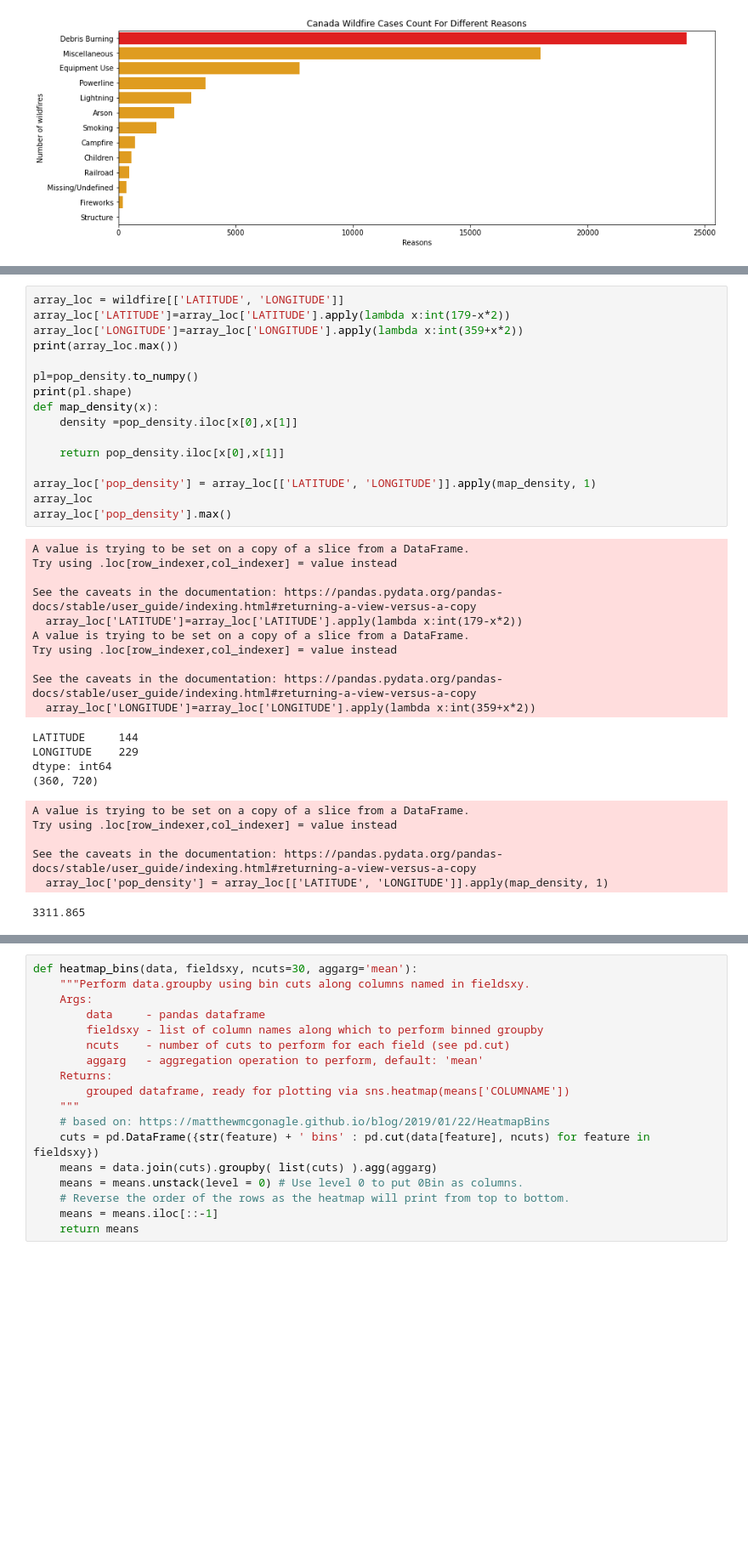
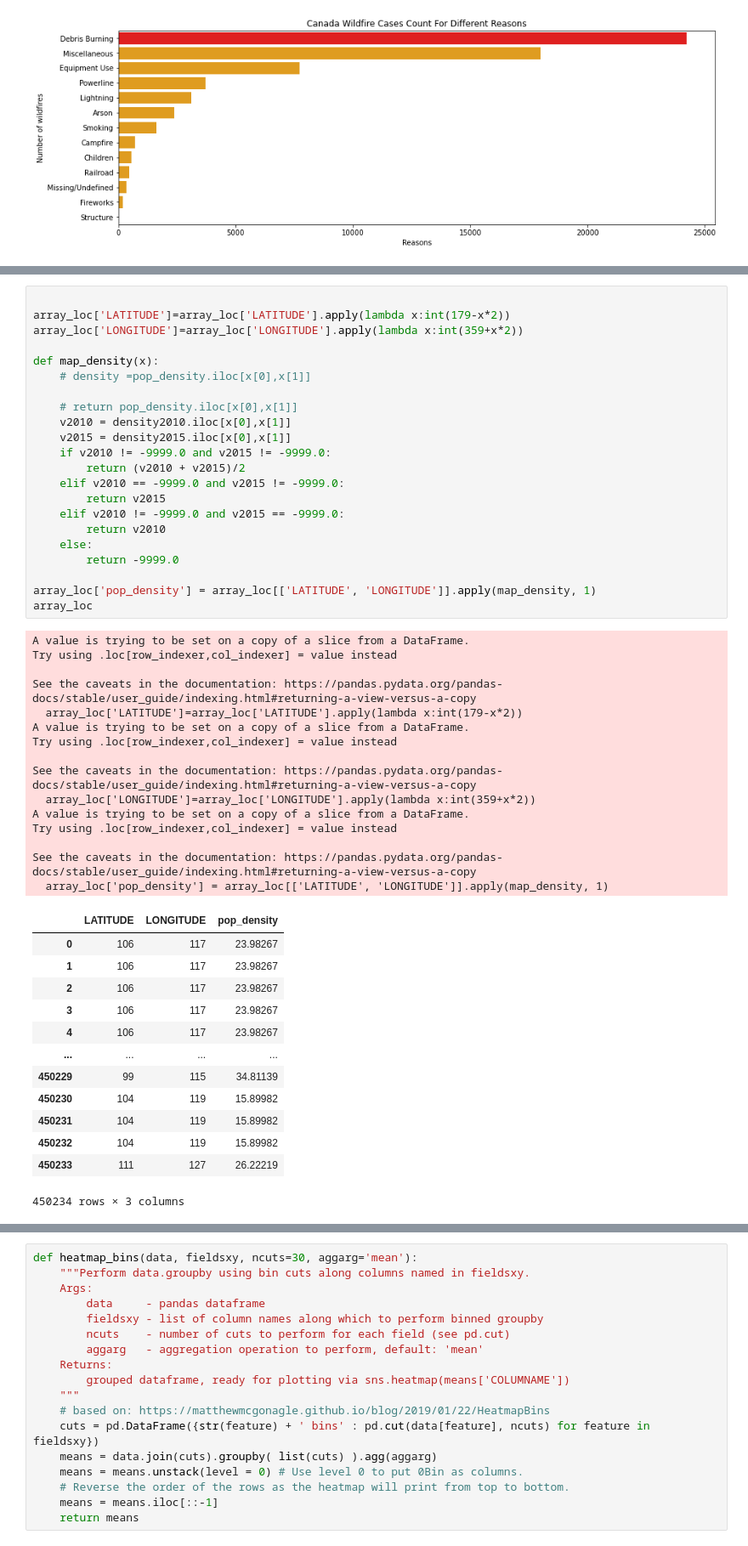
Before and after one commit to huruifu/733-project, a Jupyter notebook: project.ipynb, the cells around one changed output, grey strips where cells are left out. Shown at 85% size. Saved outputs shown, nothing was run; the diff lists cells and outputs as text; blank space fills up the shorter version.

```diff
--- a/project.ipynb
+++ b/project.ipynb
@@ -147,37 +151,51 @@ wildfire[['LATITUDE', 'LONGITUDE']]
 # %%
-array_loc = wildfire[['LATITUDE', 'LONGITUDE']]
+
 array_loc['LATITUDE']=array_loc['LATITUDE'].apply(lambda x:int(179-x*2))
 array_loc['LONGITUDE']=array_loc['LONGITUDE'].apply(lambda x:int(359+x*2))
-print(array_loc.max())
 
-pl=pop_density.to_numpy()
-print(pl.shape)
 def map_density(x):
-    density =pop_density.iloc[x[0],x[1]]
+    # density =pop_density.iloc[x[0],x[1]]
 
-    return pop_density.iloc[x[0],x[1]]
+    # return pop_density.iloc[x[0],x[1]]
+    v2010 = density2010.iloc[x[0],x[1]]
+    v2015 = density2015.iloc[x[0],x[1]]
+    if v2010 != -9999.0 and v2015 != -9999.0:
+        return (v2010 + v2015)/2
+    elif v2010 == -9999.0 and v2015 != -9999.0:
+        return v2015
+    elif v2010 != -9999.0 and v2015 == -9999.0:
+        return v2010
+    else:
+        return -9999.0
 
 array_loc['pop_density'] = array_loc[['LATITUDE', 'LONGITUDE']].apply(map_density, 1)
 array_loc
-array_loc['pop_density'].max()
 # %% [output]
 A value is trying to be set on a copy of a slice from a DataFrame.
 Try using .loc[row_indexer,col_indexer] = value instead
 
 See the caveats in the documentation: https://pandas.pydata.org/pandas-docs/stable/user_guide/indexing.html#returning-a-view-versus-a-copy
   array_loc['LATITUDE']=array_loc['LATITUDE'].apply(lambda x:int(179-x*2))
 A value is trying to be set on a copy of a slice from a DataFrame.
 Try using .loc[row_indexer,col_indexer] = value instead
 
 See the caveats in the documentation: https://pandas.pydata.org/pandas-docs/stable/user_guide/indexing.html#returning-a-view-versus-a-copy
   array_loc['LONGITUDE']=array_loc['LONGITUDE'].apply(lambda x:int(359+x*2))
+A value is trying to be set on a copy of a slice from a DataFrame.
+Try using .loc[row_indexer,col_indexer] = value instead
+
+See the caveats in the documentation: https://pandas.pydata.org/pandas-docs/stable/user_guide/indexing.html#returning-a-view-versus-a-copy
+  array_loc['pop_density'] = array_loc[['LATITUDE', 'LONGITUDE']].apply(map_density, 1)
+|  | LATITUDE | LONGITUDE | pop_density |
+| 0 | 106 | 117 | 23.98267 |
+| 1 | 106 | 117 | 23.98267 |
+| 2 | 106 | 117 | 23.98267 |
+| 3 | 106 | 117 | 23.98267 |
+| 4 | 106 | 117 | 23.98267 |
+| ... | ... | ... | ... |
+| 450229 | 99 | 115 | 34.81139 |
+| 450230 | 104 | 119 | 15.89982 |
+| 450231 | 104 | 119 | 15.89982 |
+| 450232 | 104 | 119 | 15.89982 |
+| 450233 | 111 | 127 | 26.22219 |
-LATITUDE     144
-LONGITUDE    229
-dtype: int64
-(360, 720)
+450234 rows × 3 columns
-A value is trying to be set on a copy of a slice from a DataFrame.
-Try using .loc[row_indexer,col_indexer] = value instead
-
-See the caveats in the documentation: https://pandas.pydata.org/pandas-docs/stable/user_guide/indexing.html#returning-a-view-versus-a-copy
-  array_loc['pop_density'] = array_loc[['LATITUDE', 'LONGITUDE']].apply(map_density, 1)
-3311.865
```
Also changed, not shown: parts of 9 cells of this notebook, 5 other files.
